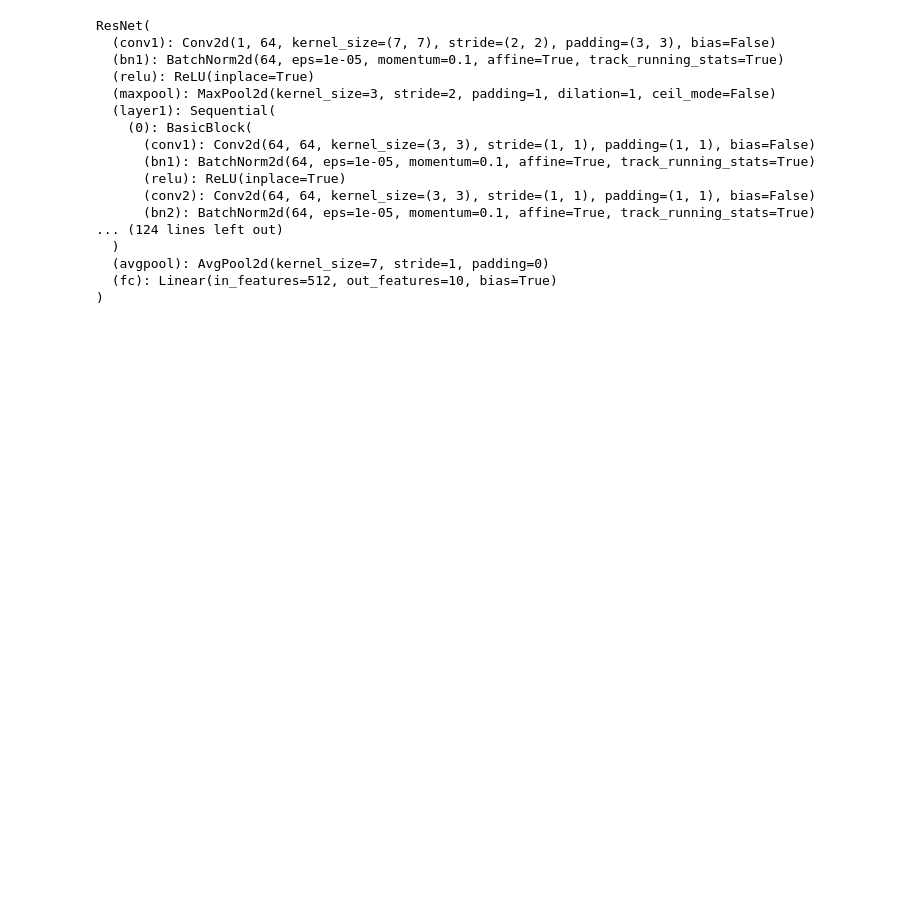
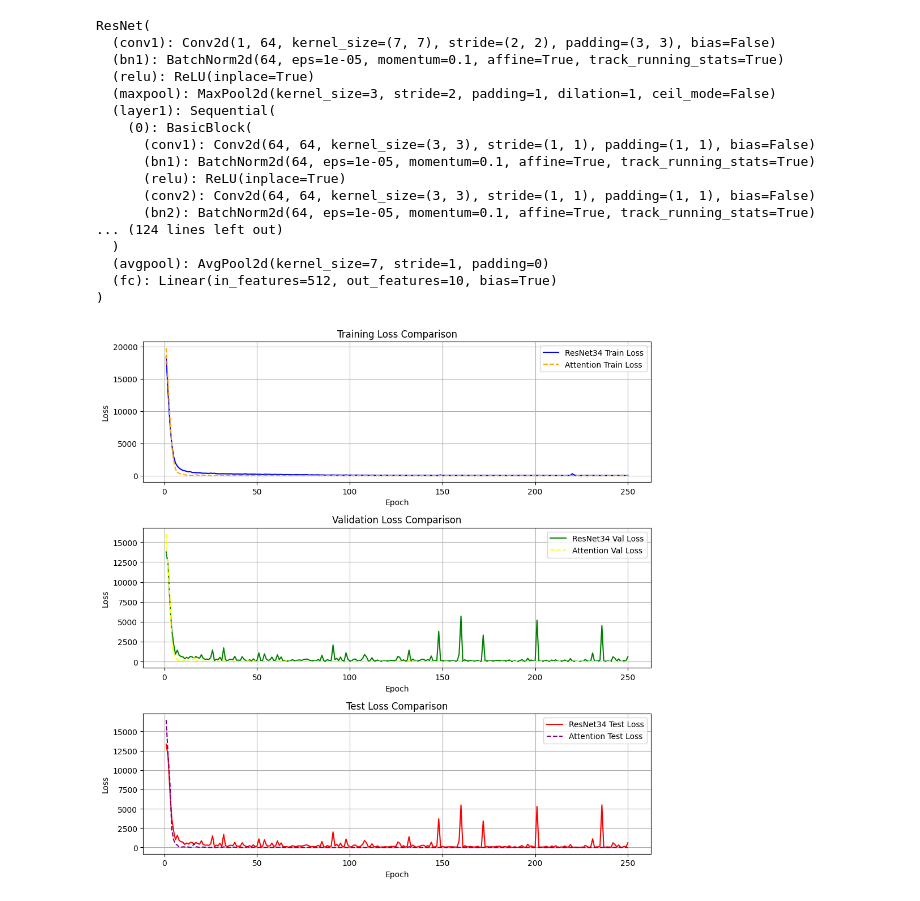
Before and after one commit to txz32102/spectrum, a Jupyter notebook: debug.ipynb, the cells around one changed output. Drawn from its saved outputs; the diff is of its cells as text; code cells hidden in the pictures; blank space fills up the shorter version.

```diff
--- a/debug.ipynb
+++ b/debug.ipynb
@@ -411,3 +411,70 @@ with torch.no_grad():
     outputs = model(x)
     eval_loss = criterion(outputs, z)
     print(f"Evaluation Loss: {eval_loss.item():.4f}")
+# %%
+import matplotlib.pyplot as plt
+import pandas as pd
+
+# Function to parse log file
+def parse_log(file_path):
+    data = {
+        'epoch': [],
+        'train_loss': [],
+        'val_loss': [],
+        'test_loss': []
+    }
+
+    with open(file_path, 'r') as file:
+        for line in file:
+            parts = line.strip().split(', ')
+            epoch = int(parts[0].split('[')[1].split('/')[0])
+            train_loss = float(parts[1].split(': ')[1])
+            val_loss = float(parts[2].split(': ')[1])
+            test_loss = float(parts[3].split(': ')[1])
+
+            data['epoch'].append(epoch)
+            data['train_loss'].append(train_loss)
+            data['val_loss'].append(val_loss)
+            data['test_loss'].append(test_loss)
+
+    return pd.DataFrame(data)
+
+# Parse both log files
+log_resnet34 = parse_log('log/2024_10_31_17_02_27_resnet34_250.txt')
+log_resnet_attention = parse_log('log/2024_10_31_17_03_20_resnet_attention_250.txt')
+
+# Set up subplots
+fig, axs = plt.subplots(3, 1, figsize=(10, 10))
+
+# Plot Train Loss
+axs[0].plot(log_resnet34['epoch'], log_resnet34['train_loss'], label='ResNet34 Train Loss', color='blue')
+axs[0].plot(log_resnet_attention['epoch'], log_resnet_attention['train_loss'], label='Attention Train Loss', linestyle='--', color='orange')
+axs[0].set_title('Training Loss Comparison')
+axs[0].set_xlabel('Epoch')
+axs[0].set_ylabel('Loss')
+axs[0].legend()
+axs[0].grid()
+
+# Plot Validation Loss
+axs[1].plot(log_resnet34['epoch'], log_resnet34['val_loss'], label='ResNet34 Val Loss', color='green')
+axs[1].plot(log_resnet_attention['epoch'], log_resnet_attention['val_loss'], label='Attention Val Loss', linestyle='--', color='yellow')
+axs[1].set_title('Validation Loss Comparison')
+axs[1].set_xlabel('Epoch')
+axs[1].set_ylabel('Loss')
+axs[1].legend()
+axs[1].grid()
+
+# Plot Test Loss
+axs[2].plot(log_resnet34['epoch'], log_resnet34['test_loss'], label='ResNet34 Test Loss', color='red')
+axs[2].plot(log_resnet_attention['epoch'], log_resnet_attention['test_loss'], label='Attention Test Loss', linestyle='--', color='purple')
+axs[2].set_title('Test Loss Comparison')
+axs[2].set_xlabel('Epoch')
+axs[2].set_ylabel('Loss')
+axs[2].legend()
+axs[2].grid()
+
+plt.tight_layout()
+# plt.show()
+plt.savefig("log/loss.png", dpi = 600)
+# %% [output]
+[figure, added]
```
Also changed, not shown: 22 other files.
